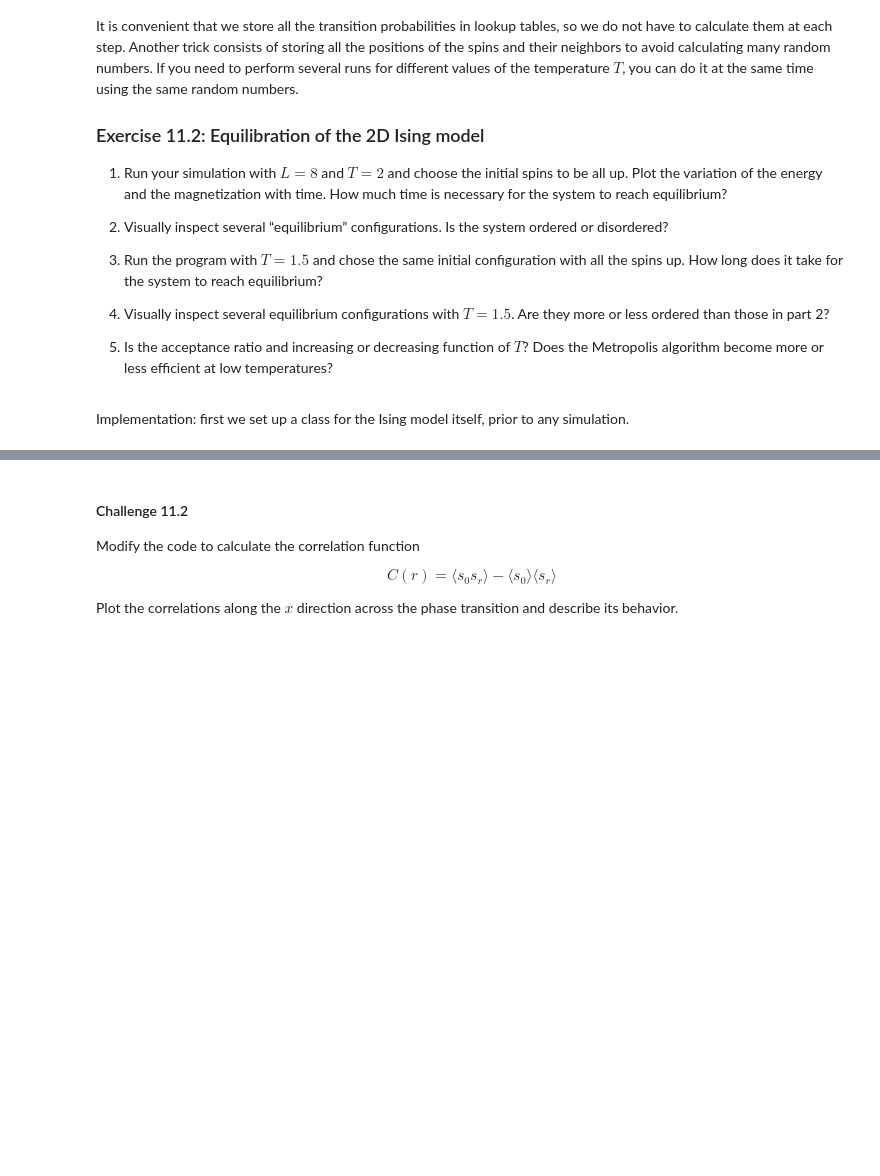
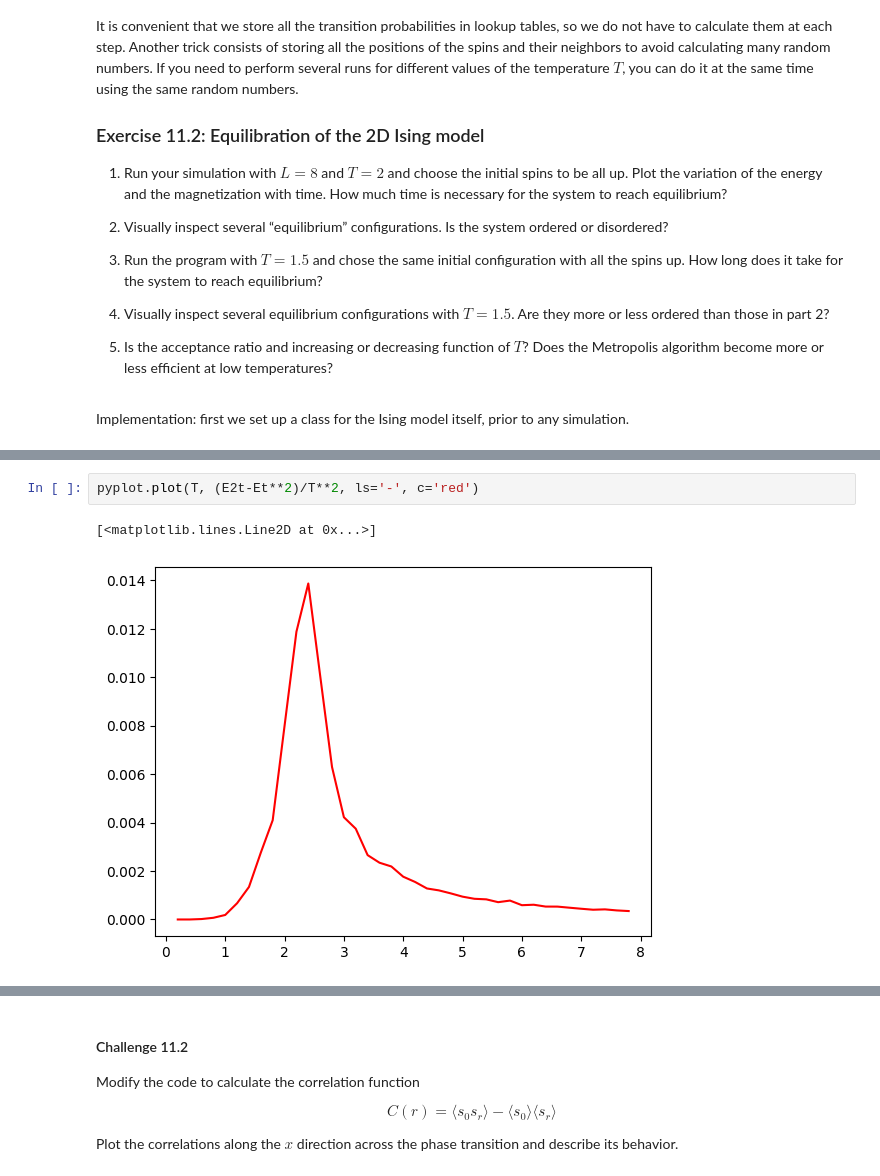
Before and after one commit to jimhalverson/COMP2023, a Jupyter notebook: notebooks/Computational Physics/11_Lecture__Ising2D.ipynb, the cells around one changed output, grey strips where cells are left out. Drawn from its saved outputs; the diff is of its cells as text; blank space fills up the shorter version.

```diff
--- a/notebooks/Computational Physics/11_Lecture__Ising2D.ipynb
+++ b/notebooks/Computational Physics/11_Lecture__Ising2D.ipynb
@@ -157,0 +376,5 @@ Implementation: first we set up a class for the Ising model itself, prior to any
+# %%
+pyplot.plot(T, (E2t-Et**2)/T**2, ls='-', c='red')
+# %% [output]
+[<matplotlib.lines.Line2D at 0x...>]
+[figure, added]
```
Also changed, not shown: parts of 6 cells of this notebook, 1 other file.
